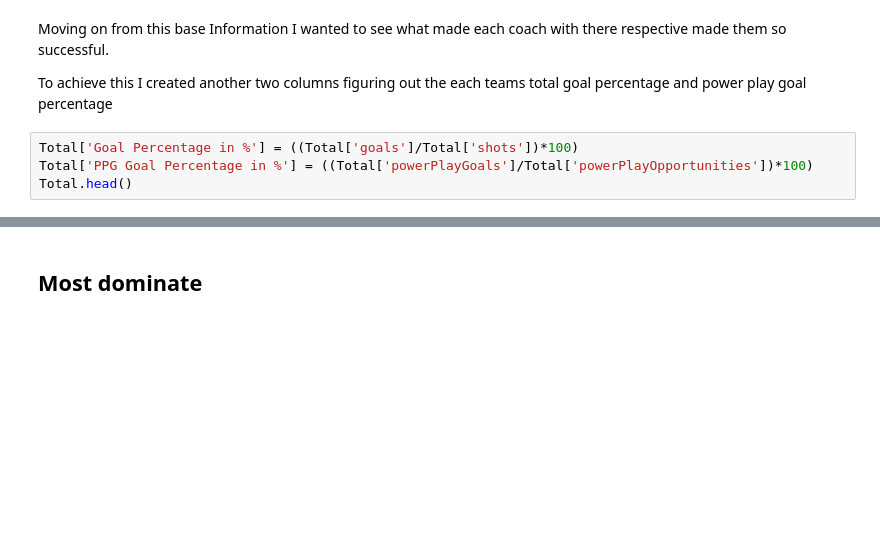
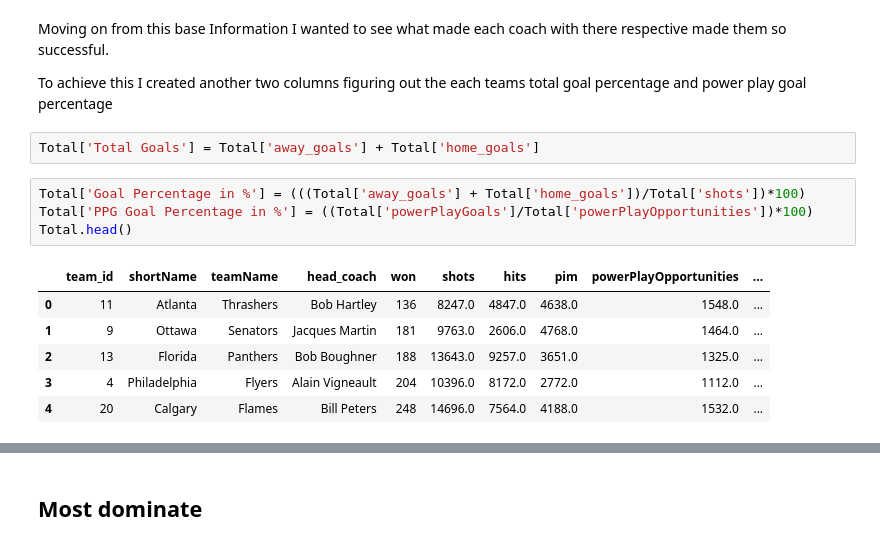
Before and after one commit to data301-2021-summer2/project-group39-project, a Jupyter notebook: analysis/Nhl-Analysis.ipynb, the cells around one changed output, grey strips where cells are left out. Saved outputs shown, nothing was run; the diff lists cells and outputs as text; blank space fills up the shorter version.

```diff
--- a/analysis/Nhl-Analysis.ipynb
+++ b/analysis/Nhl-Analysis.ipynb
@@ -54,9 +82,18 @@ plt.title("Most Wins for each Team")
 Moving on from this base Information I wanted to see what made each coach with there respective made them so successful.
 
 To achieve this I created another two columns figuring out the each teams total goal percentage and power play goal percentage
-# %%
-Total['Goal Percentage in %'] = ((Total['goals']/Total['shots'])*100)
-Total['PPG Goal Percentage in %'] = ((Total['powerPlayGoals']/Total['powerPlayOpportunities'])*100)
-Total.head()
+# %%
+Total['Total Goals'] = Total['away_goals'] + Total['home_goals']
+# %%
+Total['Goal Percentage in %'] = (((Total['away_goals'] + Total['home_goals'])/Total['shots'])*100)
+Total['PPG Goal Percentage in %'] = ((Total['powerPlayGoals']/Total['powerPlayOpportunities'])*100)
+Total.head()
+# %% [output]
+|  | team_id | shortName | teamName | head_coach | won | shots | hits | pim | powerPlayOpportunities | ... |
+| 0 | 11 | Atlanta | Thrashers | Bob Hartley | 136 | 8247.0 | 4847.0 | 4638.0 | 1548.0 | ... |
+| 1 | 9 | Ottawa | Senators | Jacques Martin | 181 | 9763.0 | 2606.0 | 4768.0 | 1464.0 | ... |
+| 2 | 13 | Florida | Panthers | Bob Boughner | 188 | 13643.0 | 9257.0 | 3651.0 | 1325.0 | ... |
+| 3 | 4 | Philadelphia | Flyers | Alain Vigneault | 204 | 10396.0 | 8172.0 | 2772.0 | 1112.0 | ... |
+| 4 | 20 | Calgary | Flames | Bill Peters | 248 | 14696.0 | 7564.0 | 4188.0 | 1532.0 | ... |
 # %%
 sns.barplot(x='Goal Percentage in %',y='head_coach',data=Total,linewidth=0.2)
```
Also changed, not shown: parts of 6 cells of this notebook, 1 other file.
